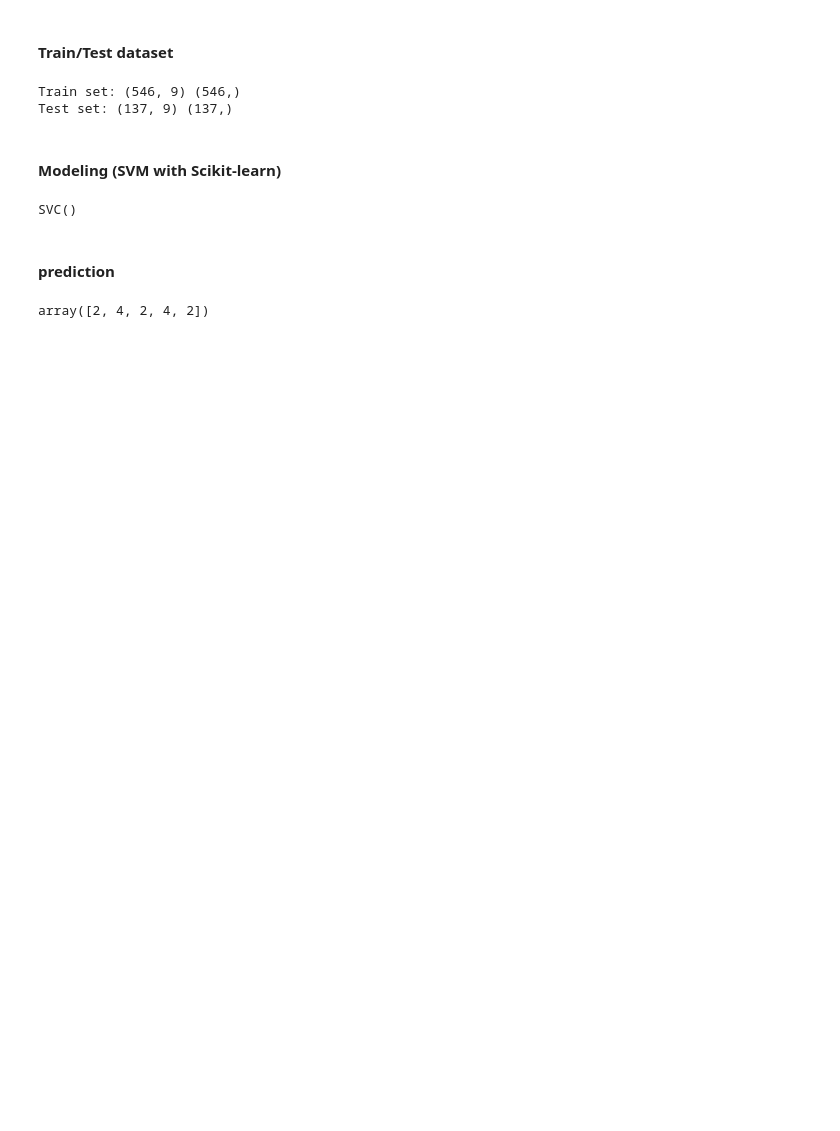
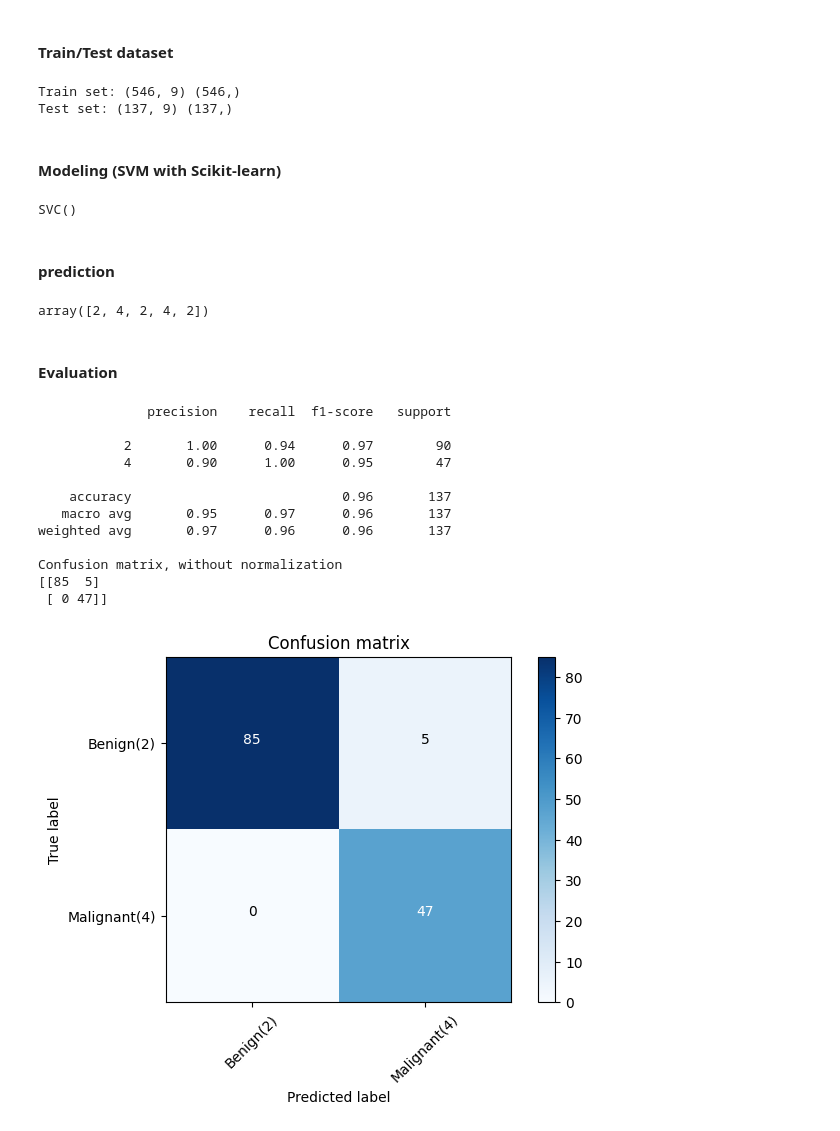
Before and after one commit to AminHajian/Cancer, a Jupyter notebook: cancer.ipynb, the cells around one changed output. Cells and saved outputs as stored; diff of their text form; code cells hidden in the pictures; blank space fills up the shorter version.

Commit message:
Evaluation

```diff
--- a/cancer.ipynb
+++ b/cancer.ipynb
@@ -118,3 +118,5 @@ yhat = clf.predict(X_test)
 yhat [0:5]
 # %% [output]
 array([2, 4, 2, 4, 2])
+# %% [markdown]
+#### Evaluation
@@ -120,0 +160,24 @@ array([2, 4, 2, 4, 2])
+# %%
+# Compute confusion matrix
+cnf_matrix = confusion_matrix(y_test, yhat, labels=[2,4])
+np.set_printoptions(precision=2)
+
+print (classification_report(y_test, yhat))
+
+# Plot non-normalized confusion matrix
+plt.figure()
+plot_confusion_matrix(cnf_matrix, classes=['Benign(2)','Malignant(4)'],normalize= False,  title='Confusion matrix')
+# %% [output]
+              precision    recall  f1-score   support
+
+           2       1.00      0.94      0.97        90
+           4       0.90      1.00      0.95        47
+
+    accuracy                           0.96       137
+   macro avg       0.95      0.97      0.96       137
+weighted avg       0.97      0.96      0.96       137
+
+Confusion matrix, without normalization
+[[85  5]
+ [ 0 47]]
+[figure, added]
```
Also changed, not shown: parts of 1 cell of this notebook.
